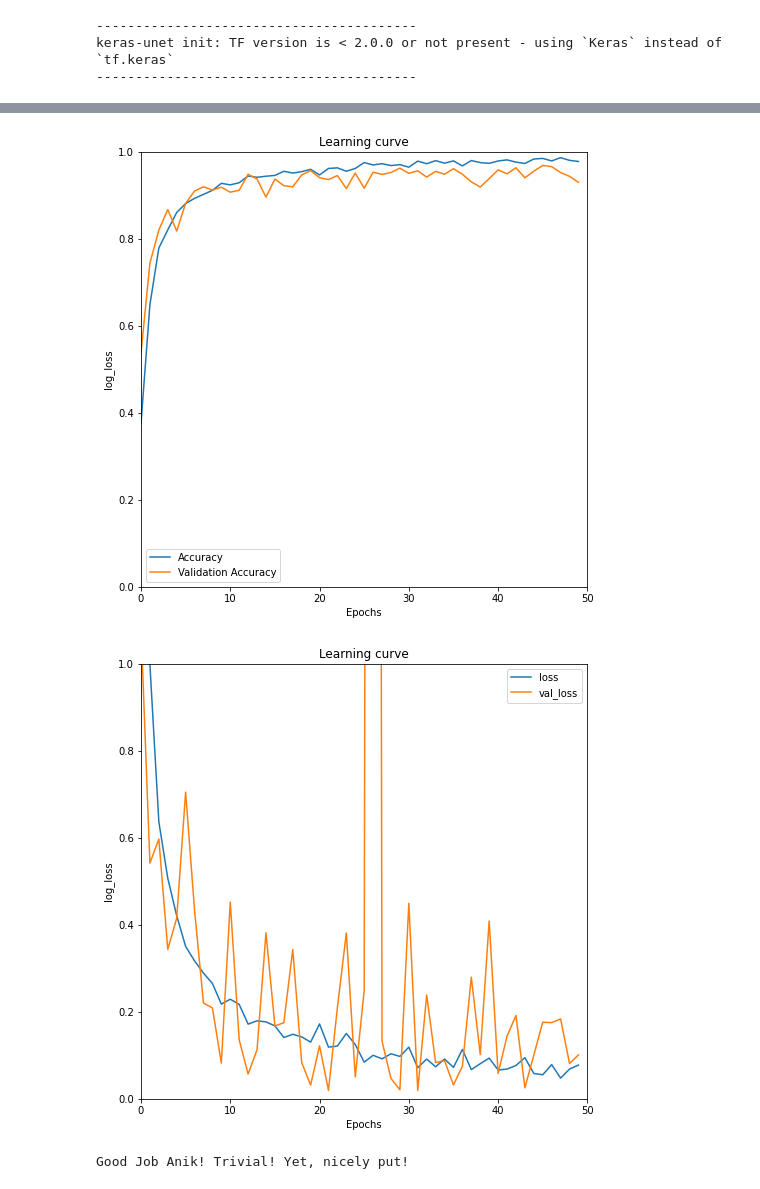
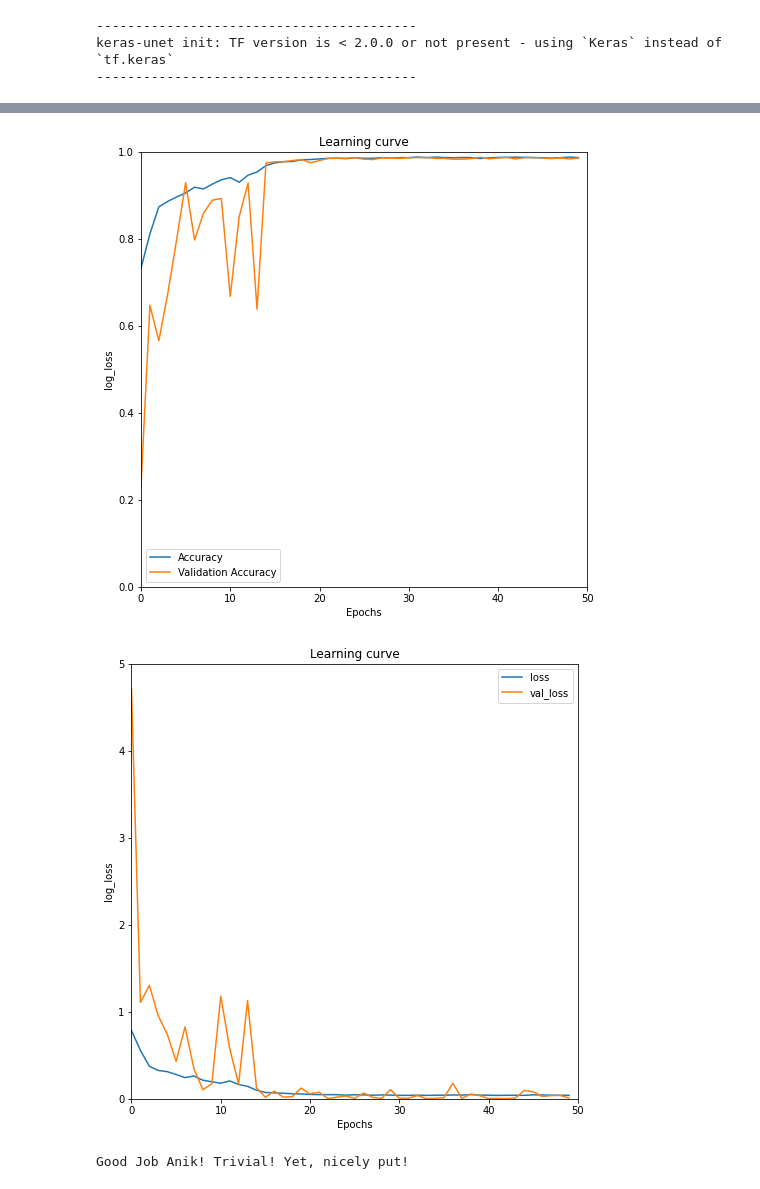
Before and after one commit to afifaniks/TomatoLeafDiseaseDetection, a Jupyter notebook: Leaf_Disease_Detection.ipynb, the cells around one changed output, grey strips where cells are left out. Drawn from its saved outputs; the diff is of its cells as text; code cells hidden in the pictures.

```diff
--- a/Leaf_Disease_Detection.ipynb
+++ b/Leaf_Disease_Detection.ipynb
@@ -92,10 +95,12 @@ train_data_dir = 'Data_3/Train'
 test_data_dir = 'Data_3/Test'
 
 epochs = 50
-batch_size = 30
+batch_size = 20
+batch_dim = -1
 
 if K.image_data_format() == 'channels_first':
     input_shape = (3, img_height, img_width)
+    batch_dim = 1
 else:
     input_shape = (img_height, img_width, 3)
 
@@ -111,21 +116,35 @@ Found 2280 images belonging to 8 classes.
 train_size = len(train_generator.labels)
 test_size = len(test_generator.labels)
 # %%
-# Model
 model = Sequential()
 model.add(Conv2D(32, (3, 3), input_shape=input_shape, bias_regularizer=keras.regularizers.l1_l2(l1=0.1, l2=0.01), activation='relu'))
+model.add(BatchNormalization(axis=batch_dim))
 model.add(MaxPooling2D(pool_size=(2, 2)))
+
 model.add(Conv2D(64, (3, 3), bias_regularizer=keras.regularizers.l1_l2(l1=0.1, l2=0.01), activation='relu'))
+model.add(BatchNormalization(axis=batch_dim))
 model.add(MaxPooling2D(pool_size=(2, 2)))
+
 model.add(Conv2D(128, (3, 3), bias_regularizer=keras.regularizers.l1_l2(l1=0.1, l2=0.01), activation='relu'))
+model.add(BatchNormalization(axis=batch_dim))
 model.add(MaxPooling2D(pool_size=(2, 2)))
+
 model.add(Conv2D(128, (3, 3), bias_regularizer=keras.regularizers.l1_l2(l1=0.1, l2=0.01), activation='relu'))
+model.add(BatchNormalization(axis=batch_dim))
 model.add(MaxPooling2D(pool_size=(2, 2)))
+
 model.add(Conv2D(64, (3, 3), bias_regularizer=keras.regularizers.l1_l2(l1=0.1, l2=0.01), activation='relu'))
+model.add(BatchNormalization(axis=batch_dim))
 model.add(MaxPooling2D(pool_size=(2, 2)))
+
 model.add(Flatten())
+model.add(Dense(512, activation='relu'))
+model.add(BatchNormalization(axis=batch_dim))
+
 model.add(Dense(64, activation='relu'))
-model.add(Dropout(0.1))
+model.add(BatchNormalization(axis=batch_dim))
+model.add(Dropout(0.2))
+
 model.add(Dense(8))
 model.add(Activation(activation='softmax'))
 
@@ -151,7 +170,7 @@ _________________________________________________________________
 # %%
 callbacks = [
     # EarlyStopping(patience=10, verbose=1),
-    # ReduceLROnPlateau(factor=0.1, patience=5, min_lr=0.000001, verbose=1),
+    ReduceLROnPlateau(factor=0.1, patience=5, min_lr=0.000001, verbose=1),
     ModelCheckpoint('plants.h5', verbose=1, save_best_only=True, save_weights_only=True)
 ]
 # %%
@@ -235,16 +254,16 @@ plt.xlabel("Epochs")
 plt.ylabel("log_loss")
 plt.legend();
 # %% [output]
-[figure, old version]
+[figure, new version]
 # %%
 plt.figure(figsize=(8, 8))
 plt.title("Learning curve")
 plt.xlim(0, 50)
-plt.ylim(0, 1)
+plt.ylim(0, 5)
 plt.plot(results.history['loss'], label="loss")
 plt.plot(results.history['val_loss'], label="val_loss")
 plt.xlabel("Epochs")
 plt.ylabel("log_loss")
 plt.legend();
 # %% [output]
-[figure, old version]
+[figure, new version]
```
Also changed, not shown: parts of 9 cells of this notebook.
